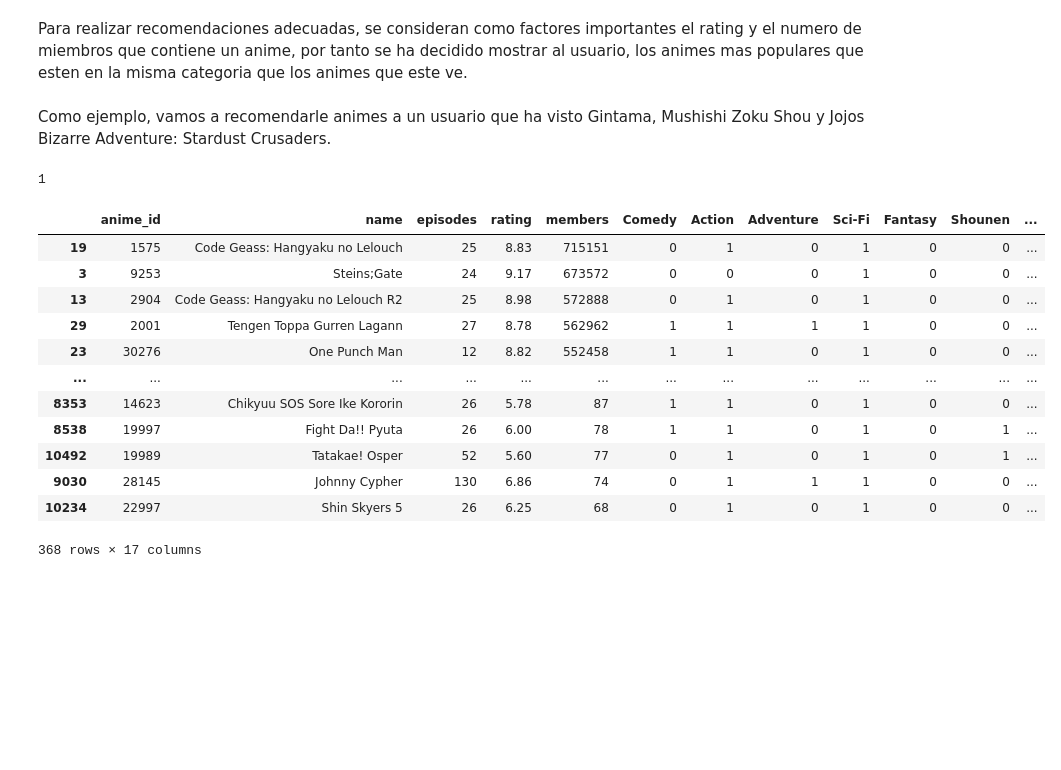
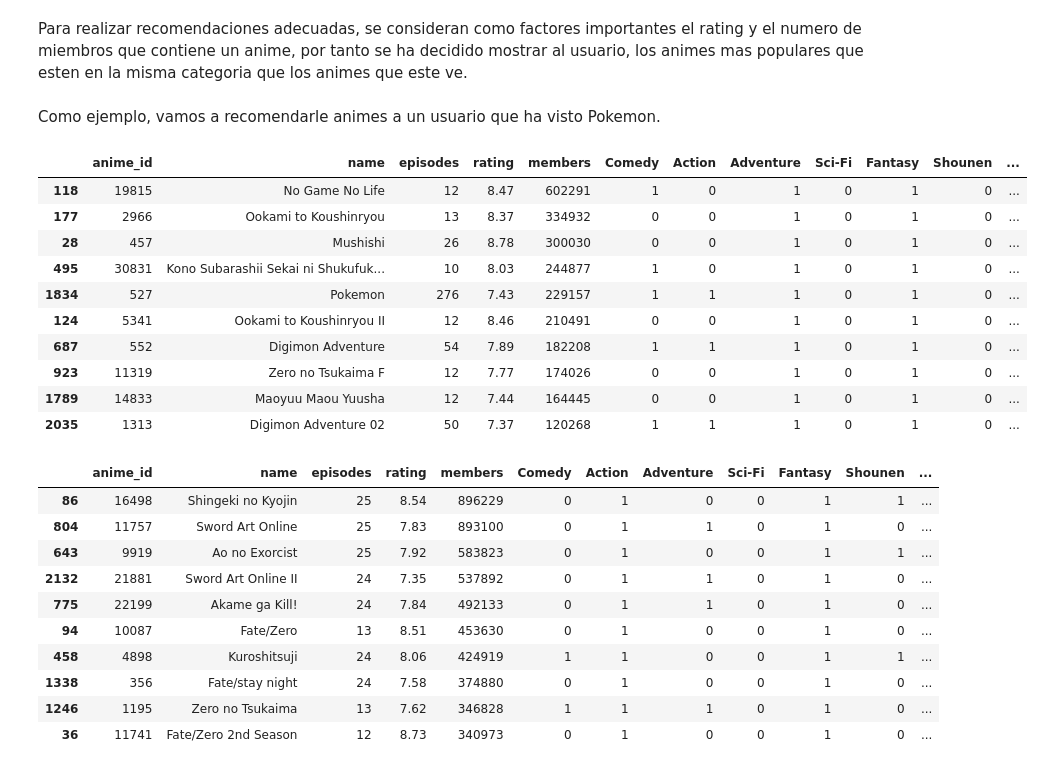
Before and after one commit to 1KVueltasAlCampo/AI-anime-recomendation, a Jupyter notebook: 3raEntrega/Codigo/EDARecomendacionAnime.ipynb, the cells around one changed output. Saved outputs shown, nothing was run; the diff lists cells and outputs as text; code cells hidden in the pictures; blank space fills up the shorter version.

```diff
--- a/3raEntrega/Codigo/EDARecomendacionAnime.ipynb
+++ b/3raEntrega/Codigo/EDARecomendacionAnime.ipynb
@@ -564,7 +527,7 @@ fusionByNameList("Gintama°,Mushishi Zoku Shou,JoJo no Kimyou na Bouken: Stardus
 # %% [markdown]
 Para realizar recomendaciones adecuadas, se consideran como factores importantes el rating y el numero de miembros que contiene un anime, por tanto se ha decidido mostrar al usuario, los animes mas populares que esten en la misma categoria que los animes que este ve.
 # %% [markdown]
-Como ejemplo, vamos a recomendarle animes a un usuario que ha visto Gintama, Mushishi Zoku Shou y Jojos Bizarre Adventure: Stardust Crusaders.
+Como ejemplo, vamos a recomendarle animes a un usuario que ha visto Pokemon.
 # %%
 def recommendation(df):
     predicted_value = int(knn.predict(df.drop('name',axis=1)))
@@ -572,19 +534,32 @@ def recommendation(df):
     category=df_series[df_series.Classification == predicted_value]
     return category.sort_values(by=['members','rating'], ascending=False)
 # %%
-recommendation(fusionByNameList("Gintama°,Mushishi Zoku Shou,JoJo no Kimyou na Bouken: Stardust Crusaders 2nd Season"))
+ex=recommendation(fusionByNameList("Pokemon"))
+ex.head(10)
 # %% [output]
-1
 |  | anime_id | name | episodes | rating | members | Comedy | Action | Adventure | Sci-Fi | Fantasy | Shounen | ... |
-| 19 | 1575 | Code Geass: Hangyaku no Lelouch | 25 | 8.83 | 715151 | 0 | 1 | 0 | 1 | 0 | 0 | ... |
-| 3 | 9253 | Steins;Gate | 24 | 9.17 | 673572 | 0 | 0 | 0 | 1 | 0 | 0 | ... |
-| 13 | 2904 | Code Geass: Hangyaku no Lelouch R2 | 25 | 8.98 | 572888 | 0 | 1 | 0 | 1 | 0 | 0 | ... |
-| 29 | 2001 | Tengen Toppa Gurren Lagann | 27 | 8.78 | 562962 | 1 | 1 | 1 | 1 | 0 | 0 | ... |
-| 23 | 30276 | One Punch Man | 12 | 8.82 | 552458 | 1 | 1 | 0 | 1 | 0 | 0 | ... |
-| ... | ... | ... | ... | ... | ... | ... | ... | ... | ... | ... | ... | ... |
-| 8353 | 14623 | Chikyuu SOS Sore Ike Kororin | 26 | 5.78 | 87 | 1 | 1 | 0 | 1 | 0 | 0 | ... |
-| 8538 | 19997 | Fight Da!! Pyuta | 26 | 6.00 | 78 | 1 | 1 | 0 | 1 | 0 | 1 | ... |
-| 10492 | 19989 | Tatakae! Osper | 52 | 5.60 | 77 | 0 | 1 | 0 | 1 | 0 | 1 | ... |
-| 9030 | 28145 | Johnny Cypher | 130 | 6.86 | 74 | 0 | 1 | 1 | 1 | 0 | 0 | ... |
-| 10234 | 22997 | Shin Skyers 5 | 26 | 6.25 | 68 | 0 | 1 | 0 | 1 | 0 | 0 | ... |
+| 118 | 19815 | No Game No Life | 12 | 8.47 | 602291 | 1 | 0 | 1 | 0 | 1 | 0 | ... |
+| 177 | 2966 | Ookami to Koushinryou | 13 | 8.37 | 334932 | 0 | 0 | 1 | 0 | 1 | 0 | ... |
+| 28 | 457 | Mushishi | 26 | 8.78 | 300030 | 0 | 0 | 1 | 0 | 1 | 0 | ... |
+| 495 | 30831 | Kono Subarashii Sekai ni Shukufuk... | 10 | 8.03 | 244877 | 1 | 0 | 1 | 0 | 1 | 0 | ... |
+| 1834 | 527 | Pokemon | 276 | 7.43 | 229157 | 1 | 1 | 1 | 0 | 1 | 0 | ... |
+| 124 | 5341 | Ookami to Koushinryou II | 12 | 8.46 | 210491 | 0 | 0 | 1 | 0 | 1 | 0 | ... |
+| 687 | 552 | Digimon Adventure | 54 | 7.89 | 182208 | 1 | 1 | 1 | 0 | 1 | 0 | ... |
+| 923 | 11319 | Zero no Tsukaima F | 12 | 7.77 | 174026 | 0 | 0 | 1 | 0 | 1 | 0 | ... |
+| 1789 | 14833 | Maoyuu Maou Yuusha | 12 | 7.44 | 164445 | 0 | 0 | 1 | 0 | 1 | 0 | ... |
+| 2035 | 1313 | Digimon Adventure 02 | 50 | 7.37 | 120268 | 1 | 1 | 1 | 0 | 1 | 0 | ... |
-368 rows × 17 columns
+# %%
+ex=recommendation(fusionByNameList("Fate/Zero"))
+ex.head(10)
+# %% [output]
+|  | anime_id | name | episodes | rating | members | Comedy | Action | Adventure | Sci-Fi | Fantasy | Shounen | ... |
+| 86 | 16498 | Shingeki no Kyojin | 25 | 8.54 | 896229 | 0 | 1 | 0 | 0 | 1 | 1 | ... |
+| 804 | 11757 | Sword Art Online | 25 | 7.83 | 893100 | 0 | 1 | 1 | 0 | 1 | 0 | ... |
+| 643 | 9919 | Ao no Exorcist | 25 | 7.92 | 583823 | 0 | 1 | 0 | 0 | 1 | 1 | ... |
+| 2132 | 21881 | Sword Art Online II | 24 | 7.35 | 537892 | 0 | 1 | 1 | 0 | 1 | 0 | ... |
+| 775 | 22199 | Akame ga Kill! | 24 | 7.84 | 492133 | 0 | 1 | 1 | 0 | 1 | 0 | ... |
+| 94 | 10087 | Fate/Zero | 13 | 8.51 | 453630 | 0 | 1 | 0 | 0 | 1 | 0 | ... |
+| 458 | 4898 | Kuroshitsuji | 24 | 8.06 | 424919 | 1 | 1 | 0 | 0 | 1 | 1 | ... |
+| 1338 | 356 | Fate/stay night | 24 | 7.58 | 374880 | 0 | 1 | 0 | 0 | 1 | 0 | ... |
+| 1246 | 1195 | Zero no Tsukaima | 13 | 7.62 | 346828 | 1 | 1 | 1 | 0 | 1 | 0 | ... |
+| 36 | 11741 | Fate/Zero 2nd Season | 12 | 8.73 | 340973 | 0 | 1 | 0 | 0 | 1 | 0 | ... |
```
Also changed, not shown: parts of 20 cells of this notebook, 1 other file.
